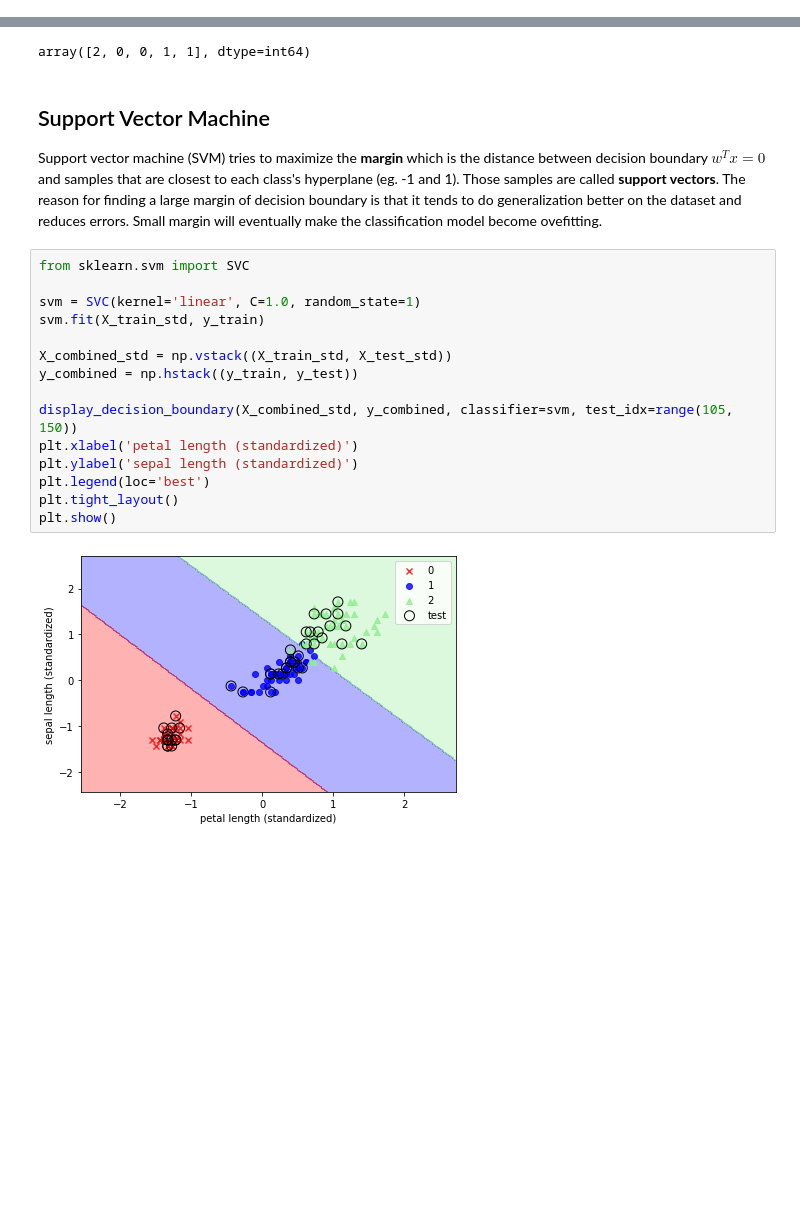
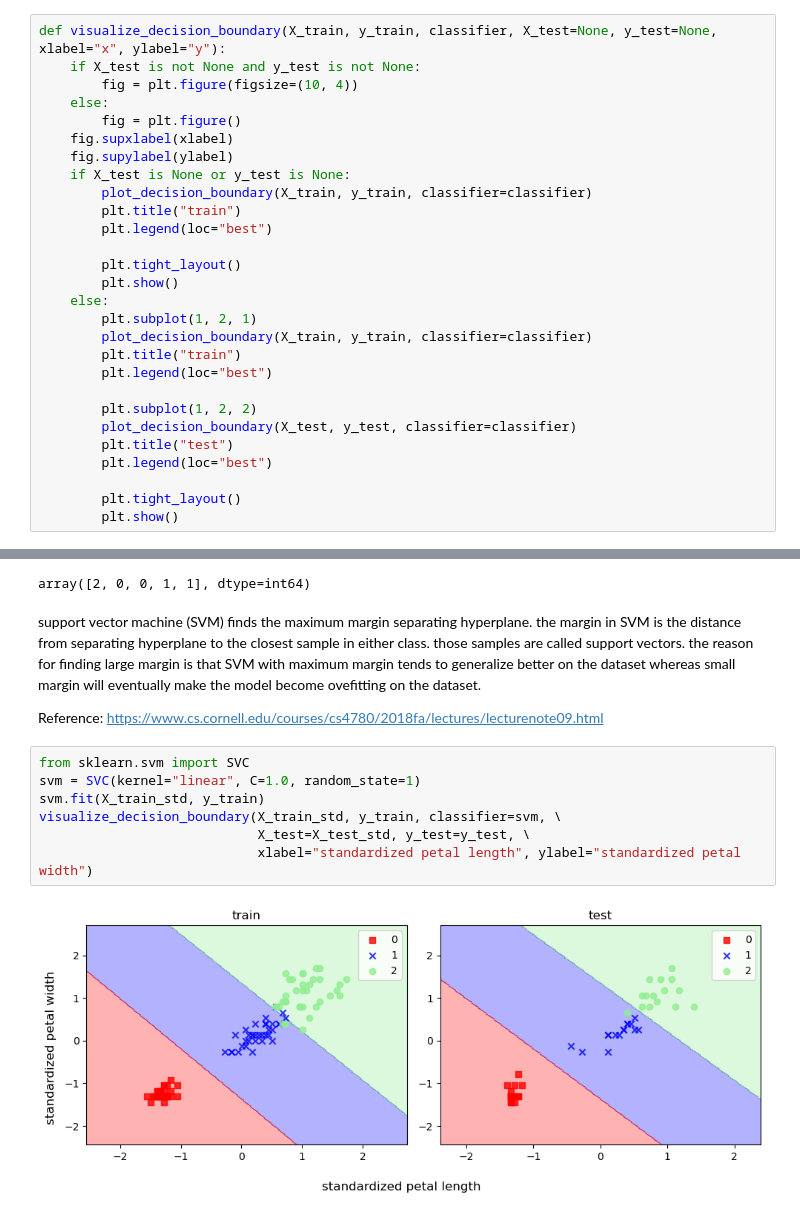
Before and after one commit to hanjihun2000/machine-learning, a Jupyter notebook: guide/classification-models.ipynb, the cells around one changed output, grey strips where cells are left out. Drawn from its saved outputs; the diff is of its cells as text; blank space fills up the shorter version.

Commit message:
update the classification models guide

```diff
--- a/guide/classification-models.ipynb
+++ b/guide/classification-models.ipynb
@@ -84,0 +64,28 @@ plt.show()
+# %%
+def visualize_decision_boundary(X_train, y_train, classifier, X_test=None, y_test=None, xlabel="x", ylabel="y"):
+    if X_test is not None and y_test is not None:
+        fig = plt.figure(figsize=(10, 4))
+    else:
+        fig = plt.figure()
+    fig.supxlabel(xlabel)
+    fig.supylabel(ylabel)
+    if X_test is None or y_test is None:
+        plot_decision_boundary(X_train, y_train, classifier=classifier)
+        plt.title("train")
+        plt.legend(loc="best")
+
+        plt.tight_layout()
+        plt.show()
+    else:
+        plt.subplot(1, 2, 1)
+        plot_decision_boundary(X_train, y_train, classifier=classifier)
+        plt.title("train")
+        plt.legend(loc="best")
+
+        plt.subplot(1, 2, 2)
+        plot_decision_boundary(X_test, y_test, classifier=classifier)
+        plt.title("test")
+        plt.legend(loc="best")
+
+        plt.tight_layout()
+        plt.show()
@@ -228,24 +221,16 @@ lr.predict_proba(X_test_std[:5, :]).argmax(axis=1)
 # %% [output]
 array([2, 0, 0, 1, 1], dtype=int64)
 # %% [markdown]
-## Support Vector Machine
+support vector machine (SVM) finds the maximum margin separating hyperplane. the margin in SVM is the distance from separating hyperplane to the closest sample in either class. those samples are called support vectors. the reason for finding large margin is that SVM with maximum margin tends to generalize better on the dataset whereas small margin will eventually make the model become ovefitting on the dataset.
 
-Support vector machine (SVM) tries to maximize the **margin** which is the distance between decision boundary $w^Tx = 0$ and samples that are closest to each class's hyperplane (eg. -1 and 1). Those samples are called **support vectors**. The reason for finding a large margin of decision boundary is that it tends to do generalization better on the dataset and reduces errors. Small margin will eventually make the classification model become ovefitting.
+Reference: https://www.cs.cornell.edu/courses/cs4780/2018fa/lectures/lecturenote09.html
 # %%
 from sklearn.svm import SVC
-
-svm = SVC(kernel='linear', C=1.0, random_state=1)
+svm = SVC(kernel="linear", C=1.0, random_state=1)
 svm.fit(X_train_std, y_train)
-
-X_combined_std = np.vstack((X_train_std, X_test_std))
-y_combined = np.hstack((y_train, y_test))
-
-display_decision_boundary(X_combined_std, y_combined, classifier=svm, test_idx=range(105, 150))
-plt.xlabel('petal length (standardized)')
-plt.ylabel('sepal length (standardized)')
-plt.legend(loc='best')
-plt.tight_layout()
-plt.show()
+visualize_decision_boundary(X_train_std, y_train, classifier=svm, \
+                            X_test=X_test_std, y_test=y_test, \
+                            xlabel="standardized petal length", ylabel="standardized petal width")
 # %% [output]
-[figure, old version]
+[figure, new version]
 # %% [markdown]
```
Also changed, not shown: parts of 24 cells of this notebook.
